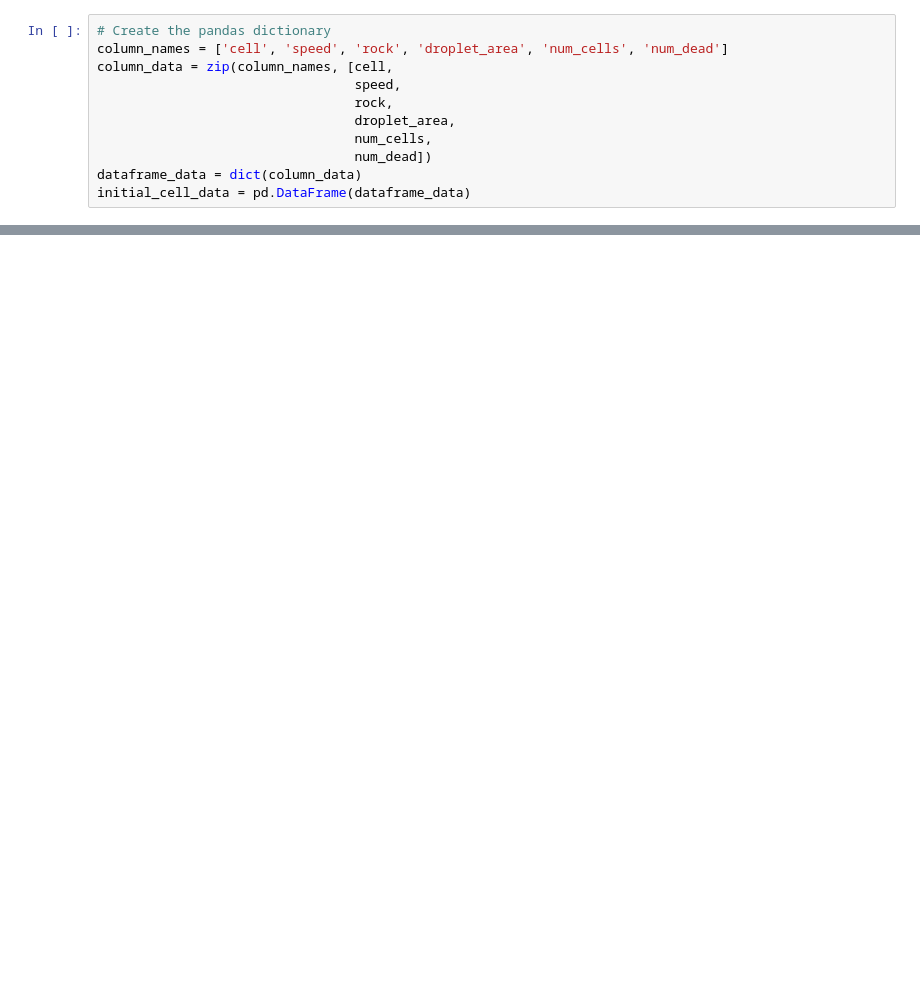
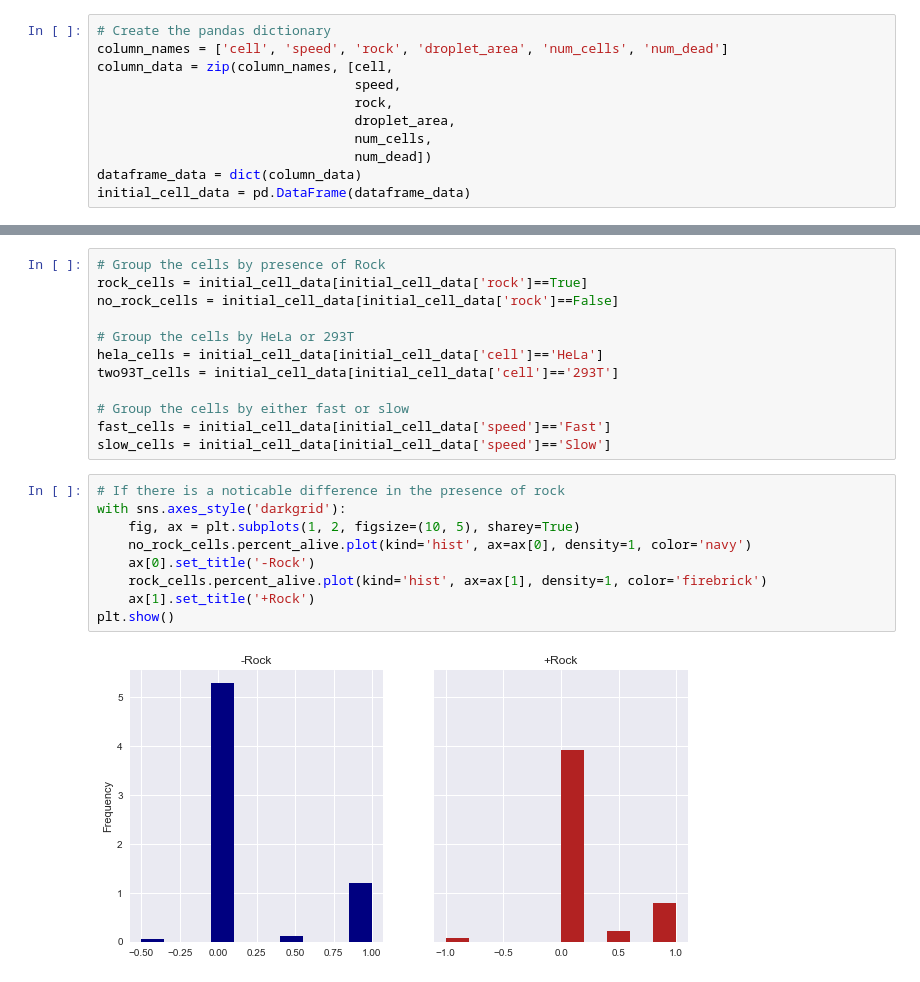
Before and after one commit to adamcatching/Polio_DIPS, a Jupyter notebook: notebook/2018_07/2018_07_18.ipynb, the cells around one changed output, grey strips where cells are left out. Cells and saved outputs as stored; diff of their text form; blank space fills up the shorter version.

```diff
--- a/notebook/2018_07/2018_07_18.ipynb
+++ b/notebook/2018_07/2018_07_18.ipynb
@@ -137,0 +157,23 @@ set(list(initial_cell_data.cell))
+# %%
+# Group the cells by presence of Rock
+rock_cells = initial_cell_data[initial_cell_data['rock']==True]
+no_rock_cells = initial_cell_data[initial_cell_data['rock']==False]
+
+# Group the cells by HeLa or 293T
+hela_cells = initial_cell_data[initial_cell_data['cell']=='HeLa']
+two93T_cells = initial_cell_data[initial_cell_data['cell']=='293T']
+
+# Group the cells by either fast or slow
+fast_cells = initial_cell_data[initial_cell_data['speed']=='Fast']
+slow_cells = initial_cell_data[initial_cell_data['speed']=='Slow']
+# %%
+# If there is a noticable difference in the presence of rock
+with sns.axes_style('darkgrid'):
+    fig, ax = plt.subplots(1, 2, figsize=(10, 5), sharey=True)
+    no_rock_cells.percent_alive.plot(kind='hist', ax=ax[0], density=1, color='navy')
+    ax[0].set_title('-Rock')
+    rock_cells.percent_alive.plot(kind='hist', ax=ax[1], density=1, color='firebrick')
+    ax[1].set_title('+Rock')
+plt.show()
+# %% [output]
+[figure, added]
```
Also changed, not shown: parts of 7 cells of this notebook.
